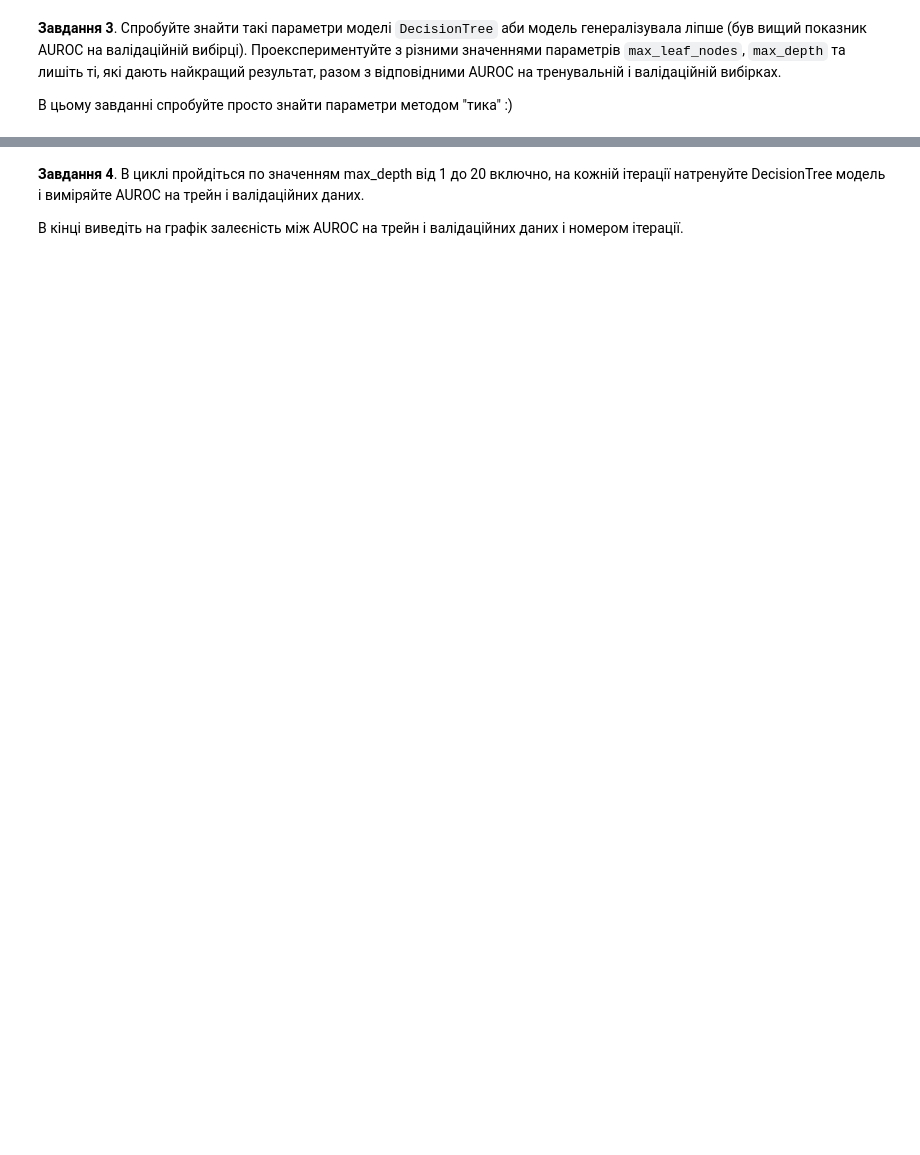
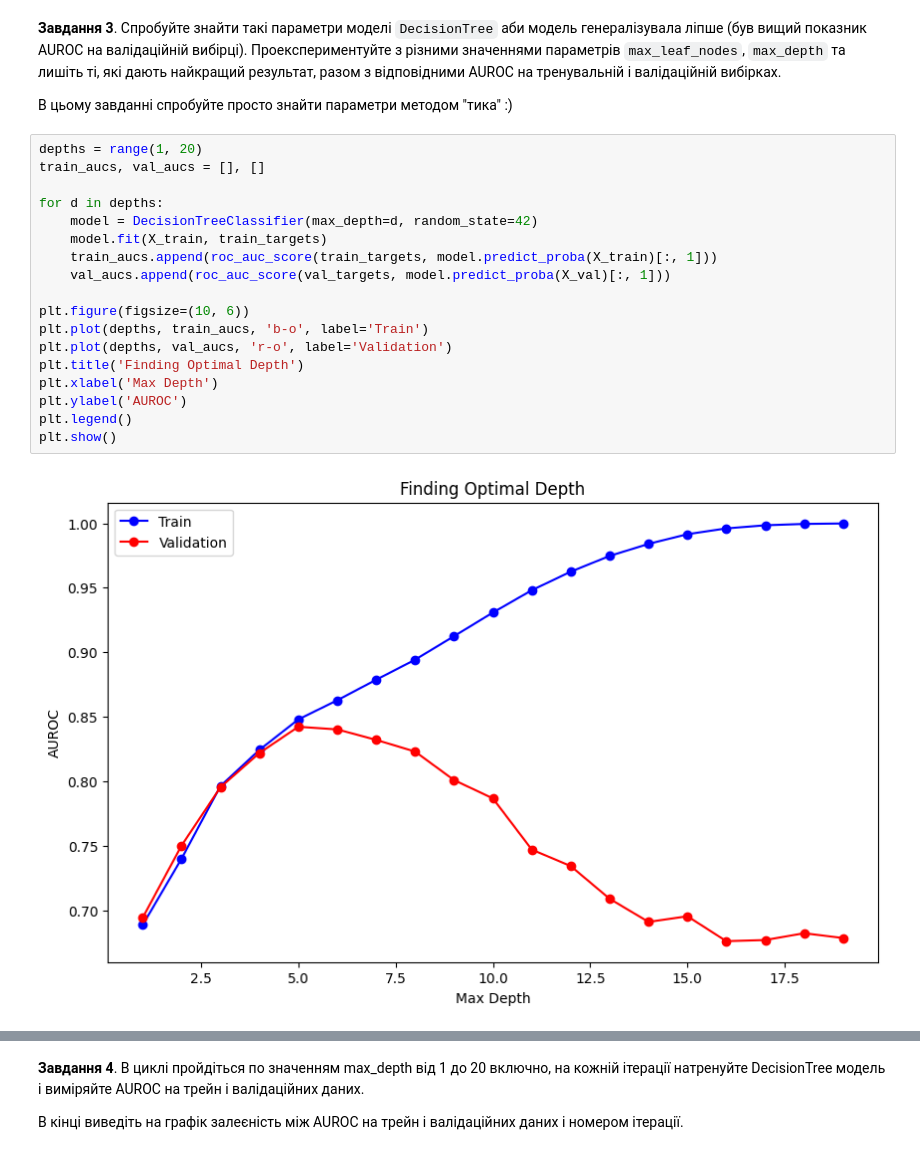
Before and after one commit to yelenana/machine_learning, a Jupyter notebook: Rybchynska_Olena_"HW_2_3_Дерева_прийняття_рішень_ipynb".ipynb, the cells around one changed output, grey strips where cells are left out. Saved outputs shown, nothing was run; the diff lists cells and outputs as text; blank space fills up the shorter version.

```diff
--- a/Rybchynska_Olena_"HW_2_3_Дерева_прийняття_рішень_ipynb".ipynb
+++ b/Rybchynska_Olena_"HW_2_3_Дерева_прийняття_рішень_ipynb".ipynb
@@ -50,3 +208,23 @@ drive.mount('/content/drive/')
 **Завдання 3**. Спробуйте знайти такі параметри моделі `DecisionTree` аби модель генералізувала ліпше (був вищий показник AUROC на валідаційній вибірці). Проекспериментуйте з різними значеннями параметрів `max_leaf_nodes`, `max_depth` та лишіть ті, які дають найкращий результат, разом з відповідними AUROC на тренувальній і валідаційній вибірках.
 
 В цьому завданні спробуйте просто знайти параметри методом "тика" :)
+# %%
+depths = range(1, 20)
+train_aucs, val_aucs = [], []
+
+for d in depths:
+    model = DecisionTreeClassifier(max_depth=d, random_state=42)
+    model.fit(X_train, train_targets)
+    train_aucs.append(roc_auc_score(train_targets, model.predict_proba(X_train)[:, 1]))
+    val_aucs.append(roc_auc_score(val_targets, model.predict_proba(X_val)[:, 1]))
+
+plt.figure(figsize=(10, 6))
+plt.plot(depths, train_aucs, 'b-o', label='Train')
+plt.plot(depths, val_aucs, 'r-o', label='Validation')
+plt.title('Finding Optimal Depth')
+plt.xlabel('Max Depth')
+plt.ylabel('AUROC')
+plt.legend()
+plt.show()
+# %% [output]
+[figure, added]
```
Also changed, not shown: parts of 38 cells of this notebook.
